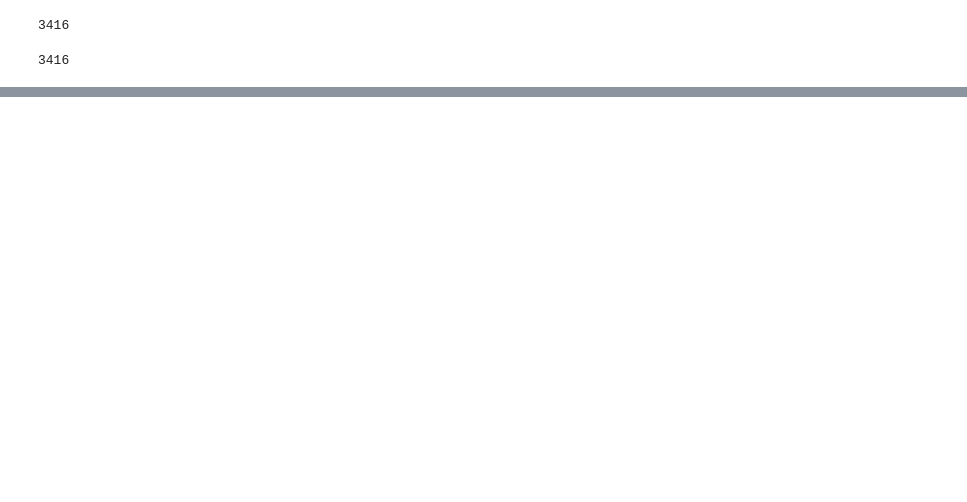
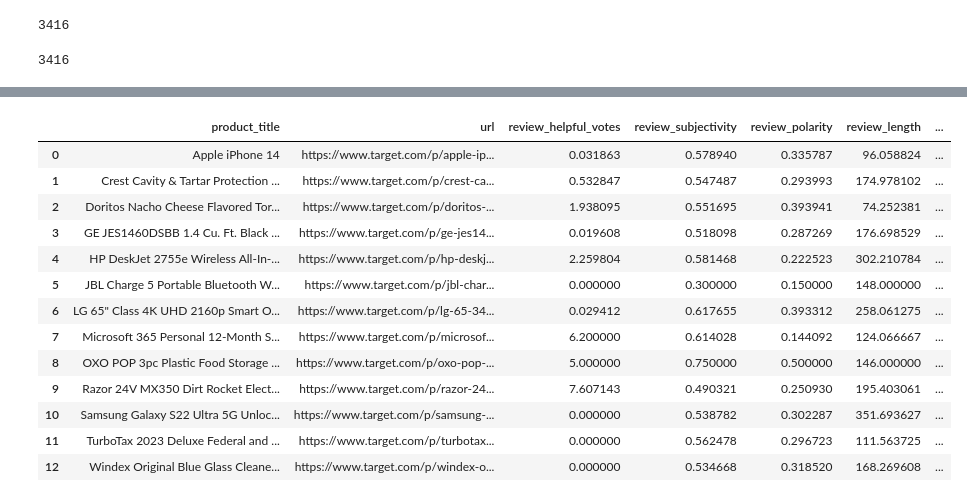
Before and after one commit to aneeshkhole/Perceived-Usefulness-of-online-customer-reviews, a Jupyter notebook: src/target parsing.ipynb, the cells around one changed output, grey strips where cells are left out. Saved outputs shown, nothing was run; the diff lists cells and outputs as text; code cells hidden in the pictures; blank space fills up the shorter version.

```diff
--- a/src/target parsing.ipynb
+++ b/src/target parsing.ipynb
@@ -246,0 +329,4 @@ len(reviews)
+# %%
+products.info()
+products['description_subjectivity'] = products['description_subjectivity'].astype(float)
+products.describe().T
@@ -246,0 +378,29 @@ len(reviews)
+# %%
+x = reviews.groupby('url',as_index=False).agg({
+    'review_helpful_votes':'mean',
+    'review_subjectivity':'mean',
+    'review_polarity':'mean',
+    'review_length':'mean'
+}
+)
+
+x.merge(right=products,how='left',on='url')[
+    ['product_title','url','review_helpful_votes','review_subjectivity',
+     'review_polarity','review_length','description_subjectivity','total_star_rating'
+     ]
+]
+# %% [output]
+|  | product_title | url | review_helpful_votes | review_subjectivity | review_polarity | review_length | ... |
+| 0 | Apple iPhone 14 | https://www.target.com/p/apple-ip... | 0.031863 | 0.578940 | 0.335787 | 96.058824 | ... |
+| 1 | Crest Cavity & Tartar Protection ... | https://www.target.com/p/crest-ca... | 0.532847 | 0.547487 | 0.293993 | 174.978102 | ... |
+| 2 | Doritos Nacho Cheese Flavored Tor... | https://www.target.com/p/doritos-... | 1.938095 | 0.551695 | 0.393941 | 74.252381 | ... |
+| 3 | GE JES1460DSBB 1.4 Cu. Ft. Black ... | https://www.target.com/p/ge-jes14... | 0.019608 | 0.518098 | 0.287269 | 176.698529 | ... |
+| 4 | HP DeskJet 2755e Wireless All-In-... | https://www.target.com/p/hp-deskj... | 2.259804 | 0.581468 | 0.222523 | 302.210784 | ... |
+| 5 | JBL Charge 5 Portable Bluetooth W... | https://www.target.com/p/jbl-char... | 0.000000 | 0.300000 | 0.150000 | 148.000000 | ... |
+| 6 | LG 65" Class 4K UHD 2160p Smart O... | https://www.target.com/p/lg-65-34... | 0.029412 | 0.617655 | 0.393312 | 258.061275 | ... |
+| 7 | Microsoft 365 Personal 12-Month S... | https://www.target.com/p/microsof... | 6.200000 | 0.614028 | 0.144092 | 124.066667 | ... |
+| 8 | OXO POP 3pc Plastic Food Storage ... | https://www.target.com/p/oxo-pop-... | 5.000000 | 0.750000 | 0.500000 | 146.000000 | ... |
+| 9 | Razor 24V MX350 Dirt Rocket Elect... | https://www.target.com/p/razor-24... | 7.607143 | 0.490321 | 0.250930 | 195.403061 | ... |
+| 10 | Samsung Galaxy S22 Ultra 5G Unloc... | https://www.target.com/p/samsung-... | 0.000000 | 0.538782 | 0.302287 | 351.693627 | ... |
+| 11 | TurboTax 2023 Deluxe Federal and ... | https://www.target.com/p/turbotax... | 0.000000 | 0.562478 | 0.296723 | 111.563725 | ... |
+| 12 | Windex Original Blue Glass Cleane... | https://www.target.com/p/windex-o... | 0.000000 | 0.534668 | 0.318520 | 168.269608 | ... |
```
Also changed, not shown: parts of 17 cells of this notebook, 9 other files.
